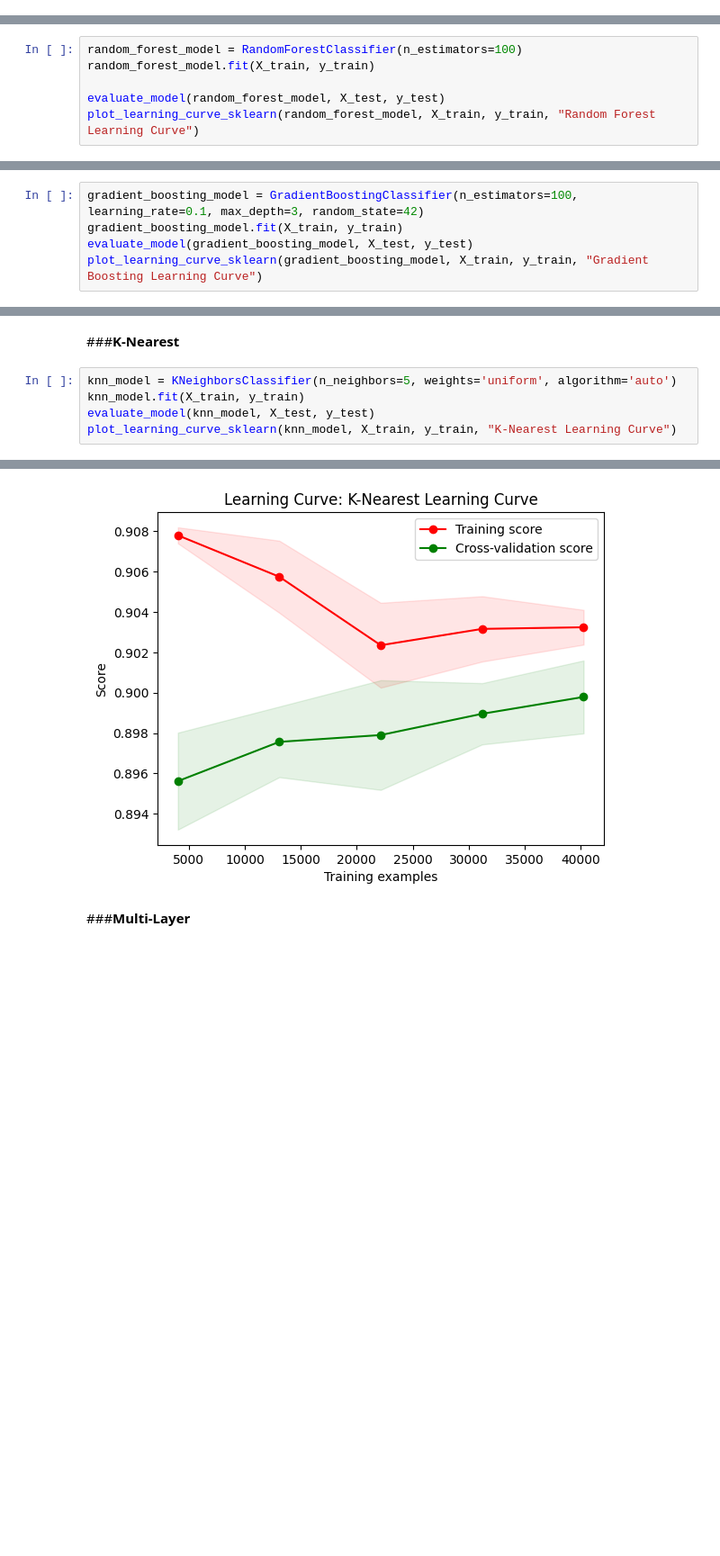
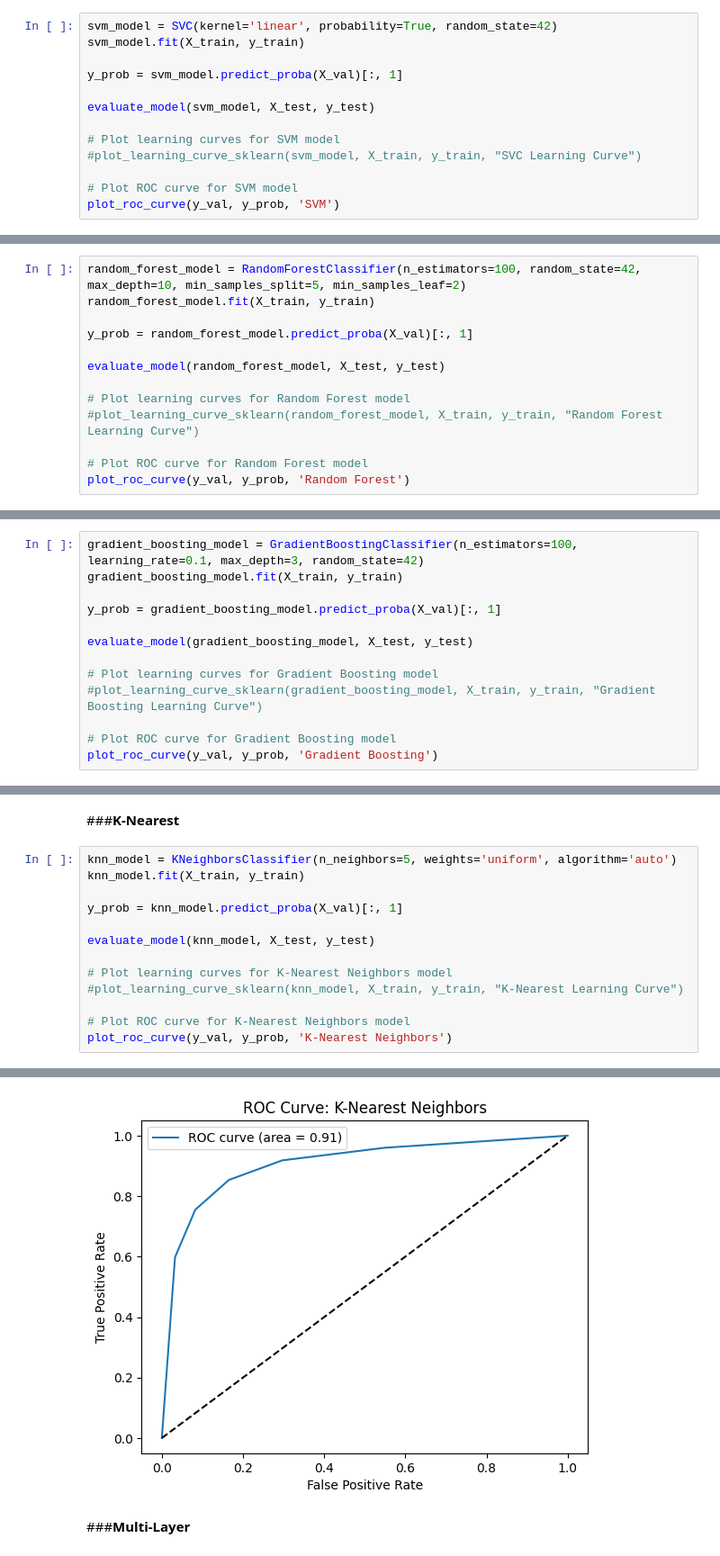
Before and after one commit to bgozlinski/internet-service-data, a Jupyter notebook: analysis.ipynb, the cells around one changed output, grey strips where cells are left out. Shown at 90% size. Cells and saved outputs as stored; diff of their text form; blank space fills up the shorter version.

```diff
--- a/analysis.ipynb
+++ b/analysis.ipynb
@@ -686,0 +717,13 @@ Validation F1 Score: 0.8709
+# %%
+svm_model = SVC(kernel='linear', probability=True, random_state=42)
+svm_model.fit(X_train, y_train)
+
+y_prob = svm_model.predict_proba(X_val)[:, 1]
+
+evaluate_model(svm_model, X_test, y_test)
+
+# Plot learning curves for SVM model
+#plot_learning_curve_sklearn(svm_model, X_train, y_train, "SVC Learning Curve")
+
+# Plot ROC curve for SVM model
+plot_roc_curve(y_val, y_prob, 'SVM')
@@ -687,9 +740,16 @@ Validation F1 Score: 0.8709
 # %% [markdown]
 ###**Random Forest**
 # %%
-random_forest_model = RandomForestClassifier(n_estimators=100)
+random_forest_model = RandomForestClassifier(n_estimators=100, random_state=42, max_depth=10, min_samples_split=5, min_samples_leaf=2)
 random_forest_model.fit(X_train, y_train)
 
+y_prob = random_forest_model.predict_proba(X_val)[:, 1]
+
 evaluate_model(random_forest_model, X_test, y_test)
-plot_learning_curve_sklearn(random_forest_model, X_train, y_train, "Random Forest Learning Curve")
+
+# Plot learning curves for Random Forest model
+#plot_learning_curve_sklearn(random_forest_model, X_train, y_train, "Random Forest Learning Curve")
+
+# Plot ROC curve for Random Forest model
+plot_roc_curve(y_val, y_prob, 'Random Forest')
 # %% [output]
@@ -707,5 +767,13 @@ Validation F1 Score: 0.9106
 # %%
 gradient_boosting_model = GradientBoostingClassifier(n_estimators=100, learning_rate=0.1, max_depth=3, random_state=42)
 gradient_boosting_model.fit(X_train, y_train)
+
+y_prob = gradient_boosting_model.predict_proba(X_val)[:, 1]
+
 evaluate_model(gradient_boosting_model, X_test, y_test)
-plot_learning_curve_sklearn(gradient_boosting_model, X_train, y_train, "Gradient Boosting Learning Curve")
+
+# Plot learning curves for Gradient Boosting model
+#plot_learning_curve_sklearn(gradient_boosting_model, X_train, y_train, "Gradient Boosting Learning Curve")
+
+# Plot ROC curve for Gradient Boosting model
+plot_roc_curve(y_val, y_prob, 'Gradient Boosting')
@@ -724,6 +782,14 @@ Validation F1 Score: 0.9135
 # %%
 knn_model = KNeighborsClassifier(n_neighbors=5, weights='uniform', algorithm='auto')
 knn_model.fit(X_train, y_train)
+
+y_prob = knn_model.predict_proba(X_val)[:, 1]
+
 evaluate_model(knn_model, X_test, y_test)
-plot_learning_curve_sklearn(knn_model, X_train, y_train, "K-Nearest Learning Curve")
+
+# Plot learning curves for K-Nearest Neighbors model
+#plot_learning_curve_sklearn(knn_model, X_train, y_train, "K-Nearest Learning Curve")
+
+# Plot ROC curve for K-Nearest Neighbors model
+plot_roc_curve(y_val, y_prob, 'K-Nearest Neighbors')
 # %% [output]
@@ -738,4 +804,4 @@ Validation F1 Score: 0.9083
-[figure, old version]
+[figure, new version]
 # %% [markdown]
 ###**Multi-Layer**
 # %%
```
Also changed, not shown: parts of 19 cells of this notebook.
